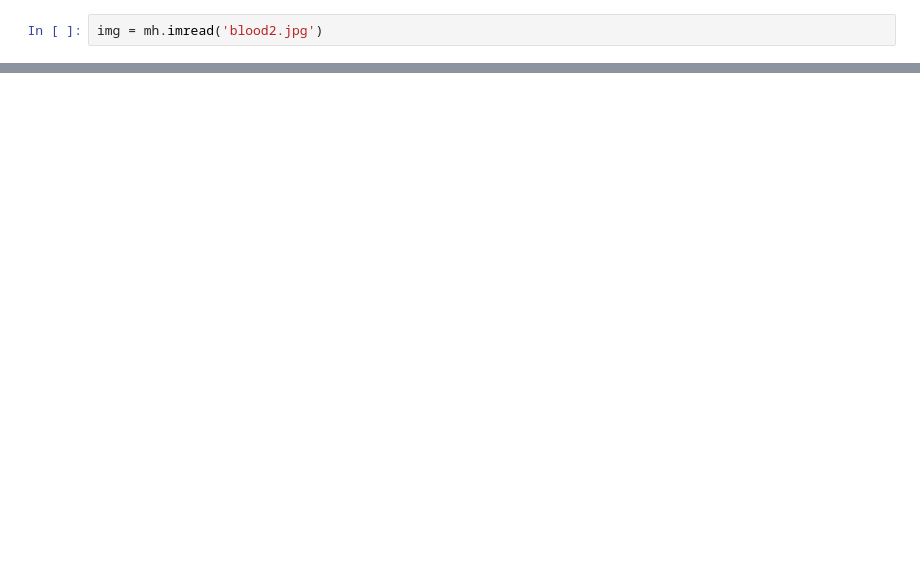
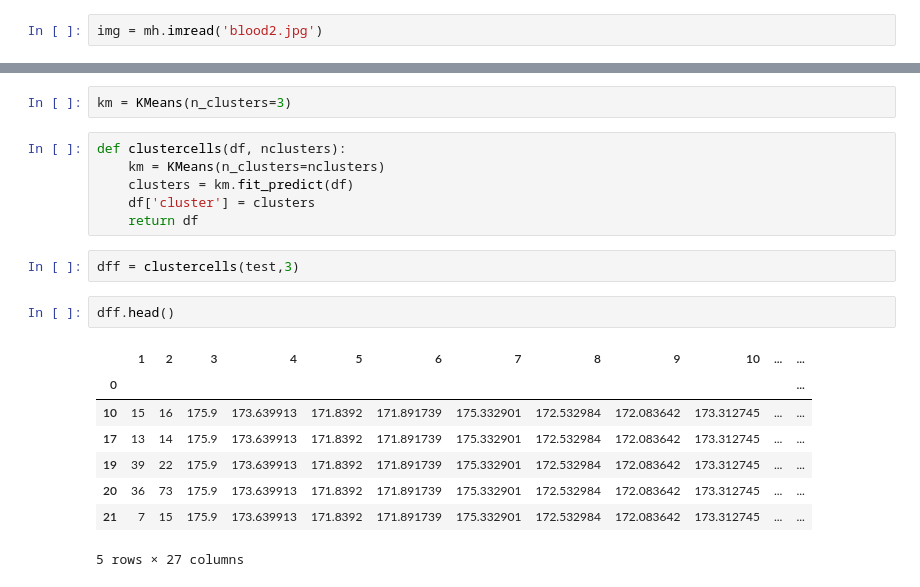
Before and after one commit to Nathan-Thompson/Cell-Image-Processing-and-Clustering, a Jupyter notebook: Clusterin'.ipynb, the cells around one changed output, grey strips where cells are left out. Saved outputs shown, nothing was run; the diff lists cells and outputs as text; blank space fills up the shorter version.

Commit message:
clustering update

```diff
--- a/Clusterin'.ipynb
+++ b/Clusterin'.ipynb
@@ -141,0 +250,21 @@ test, cells = image2vec(img)
+# %%
+km = KMeans(n_clusters=3)
+# %%
+def clustercells(df, nclusters):
+    km = KMeans(n_clusters=nclusters)
+    clusters = km.fit_predict(df)
+    df['cluster'] = clusters
+    return df
+# %%
+dff = clustercells(test,3)
+# %%
+dff.head()
+# %% [output]
+|  | 1 | 2 | 3 | 4 | 5 | 6 | 7 | 8 | 9 | 10 | ... | ... |
+| 0 |  |  |  |  |  |  |  |  |  |  |  | ... |
+| 10 | 15 | 16 | 175.9 | 173.639913 | 171.8392 | 171.891739 | 175.332901 | 172.532984 | 172.083642 | 173.312745 | ... | ... |
+| 17 | 13 | 14 | 175.9 | 173.639913 | 171.8392 | 171.891739 | 175.332901 | 172.532984 | 172.083642 | 173.312745 | ... | ... |
+| 19 | 39 | 22 | 175.9 | 173.639913 | 171.8392 | 171.891739 | 175.332901 | 172.532984 | 172.083642 | 173.312745 | ... | ... |
+| 20 | 36 | 73 | 175.9 | 173.639913 | 171.8392 | 171.891739 | 175.332901 | 172.532984 | 172.083642 | 173.312745 | ... | ... |
+| 21 | 7 | 15 | 175.9 | 173.639913 | 171.8392 | 171.891739 | 175.332901 | 172.532984 | 172.083642 | 173.312745 | ... | ... |
+5 rows × 27 columns
```
Also changed, not shown: parts of 20 cells of this notebook.
